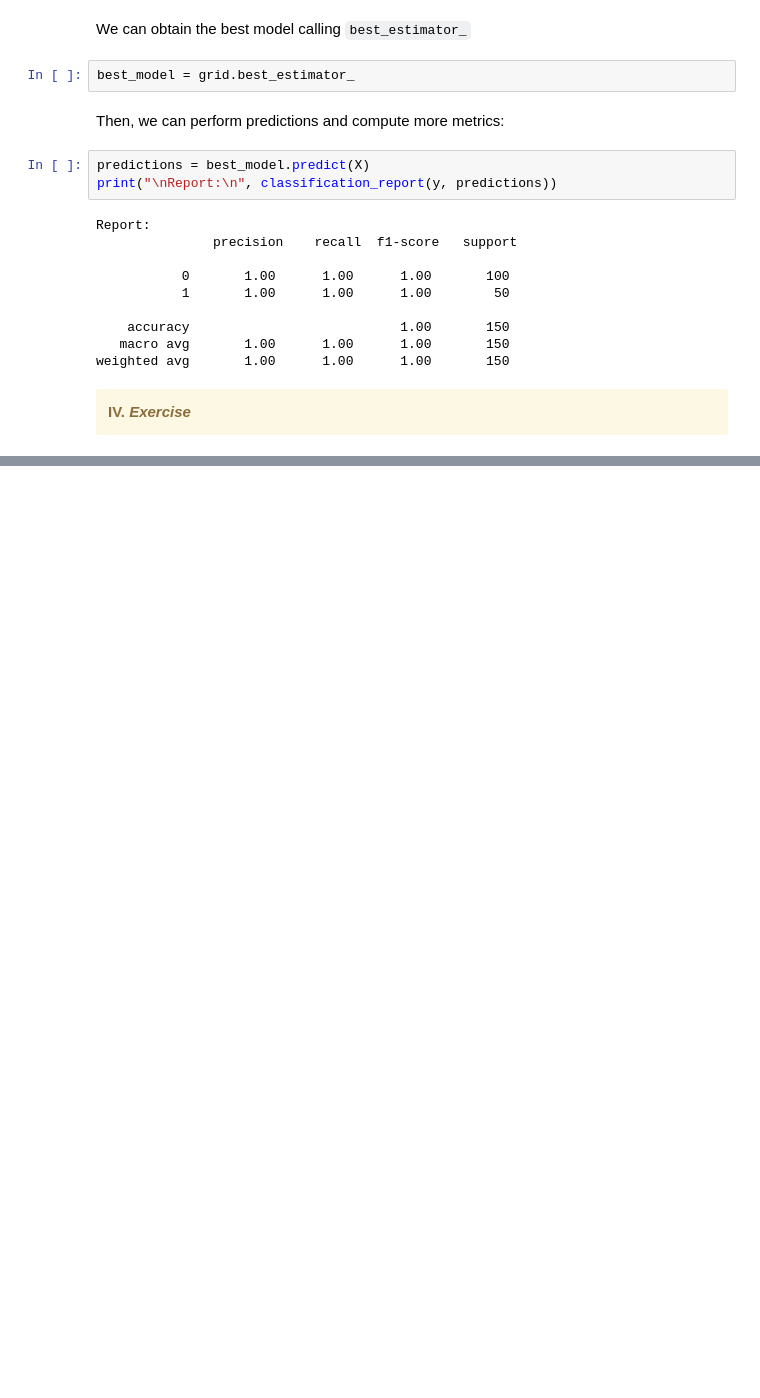
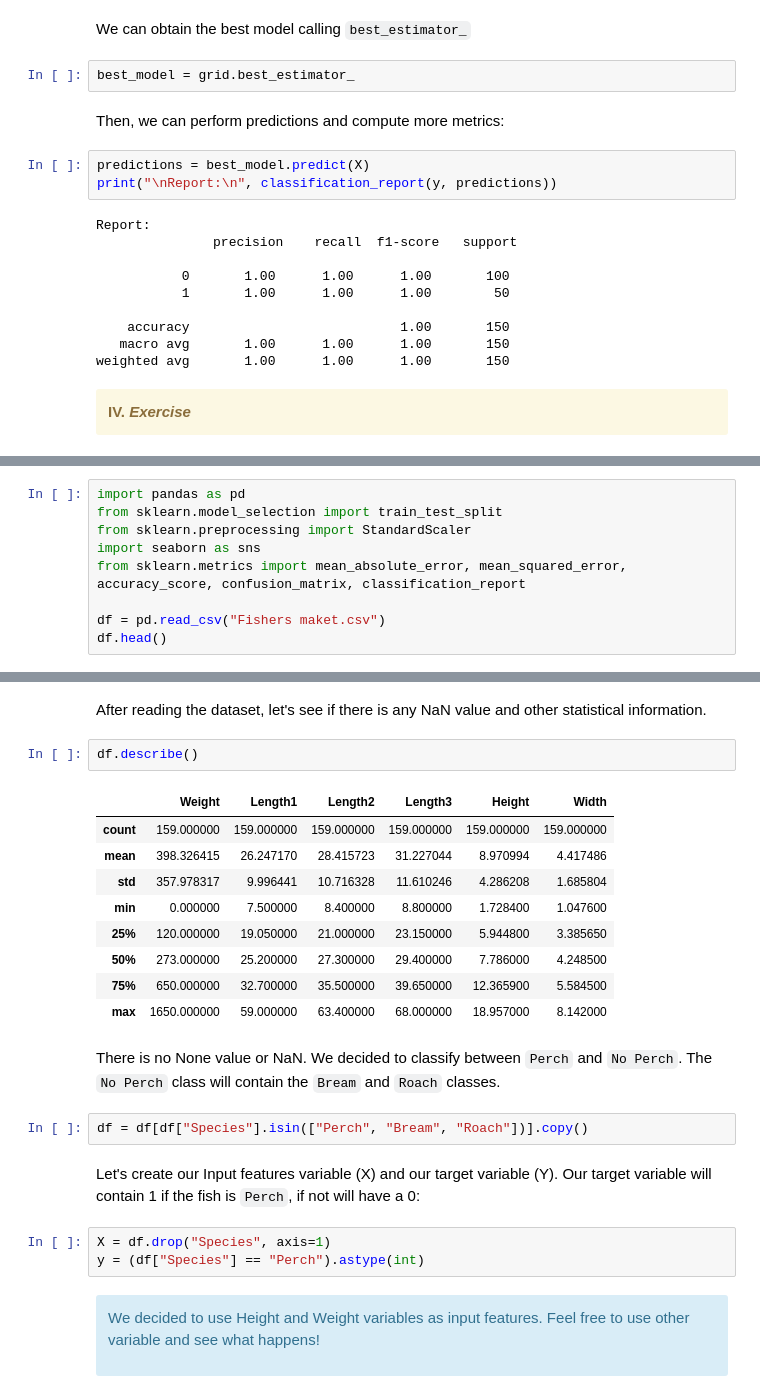
Before and after one commit to bmalcover/AppOC, a Jupyter notebook: docs/notebooks/01_ML/02_Optimization.ipynb, the cells around one changed output, grey strips where cells are left out. Drawn from its saved outputs; the diff is of its cells as text; blank space fills up the shorter version.

```diff
--- a/docs/notebooks/01_ML/02_Optimization.ipynb
+++ b/docs/notebooks/01_ML/02_Optimization.ipynb
@@ -196,0 +199,9 @@ weighted avg       1.00      1.00      1.00       150
+# %%
+import pandas as pd
+from sklearn.model_selection import train_test_split
+from sklearn.preprocessing import StandardScaler
+import seaborn as sns
+from sklearn.metrics import mean_absolute_error, mean_squared_error, accuracy_score, confusion_matrix, classification_report
+
+df = pd.read_csv("Fishers maket.csv")
+df.head()
@@ -196,0 +215,27 @@ weighted avg       1.00      1.00      1.00       150
+# %% [markdown]
+After reading the dataset, let's see if there is any NaN value and other statistical information.
+# %%
+df.describe()
+# %% [output]
+|  | Weight | Length1 | Length2 | Length3 | Height | Width |
+| count | 159.000000 | 159.000000 | 159.000000 | 159.000000 | 159.000000 | 159.000000 |
+| mean | 398.326415 | 26.247170 | 28.415723 | 31.227044 | 8.970994 | 4.417486 |
+| std | 357.978317 | 9.996441 | 10.716328 | 11.610246 | 4.286208 | 1.685804 |
+| min | 0.000000 | 7.500000 | 8.400000 | 8.800000 | 1.728400 | 1.047600 |
+| 25% | 120.000000 | 19.050000 | 21.000000 | 23.150000 | 5.944800 | 3.385650 |
+| 50% | 273.000000 | 25.200000 | 27.300000 | 29.400000 | 7.786000 | 4.248500 |
+| 75% | 650.000000 | 32.700000 | 35.500000 | 39.650000 | 12.365900 | 5.584500 |
+| max | 1650.000000 | 59.000000 | 63.400000 | 68.000000 | 18.957000 | 8.142000 |
+# %% [markdown]
+There is no None value or NaN. We decided to classify between ``Perch`` and ``No Perch``. The ``No Perch`` class will contain the ``Bream`` and ``Roach`` classes.
+# %%
+df = df[df["Species"].isin(["Perch", "Bream", "Roach"])].copy()
+# %% [markdown]
+Let's create our Input features variable (X) and our target variable (Y). Our target variable will contain 1 if the fish is ``Perch``, if not will have a 0:
+# %%
+X = df.drop("Species", axis=1)
+y = (df["Species"] == "Perch").astype(int)
+# %% [markdown]
+<div class="alert alert-info">
+
+We decided to use Height and Weight variables as input features. Feel free to use other variable and see what happens!
```
Also changed, not shown: parts of 20 cells of this notebook, 3 other files.
